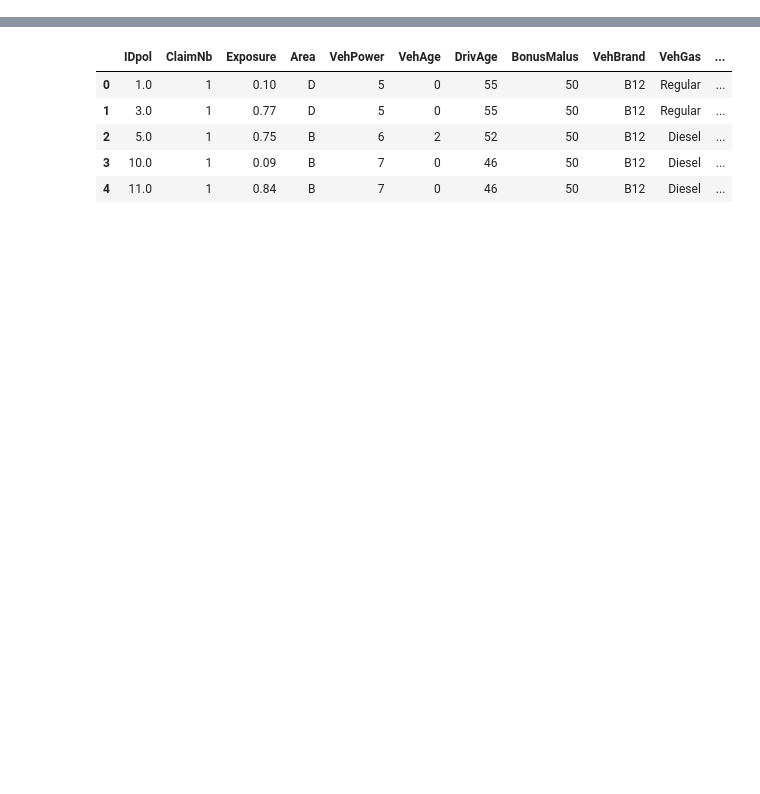
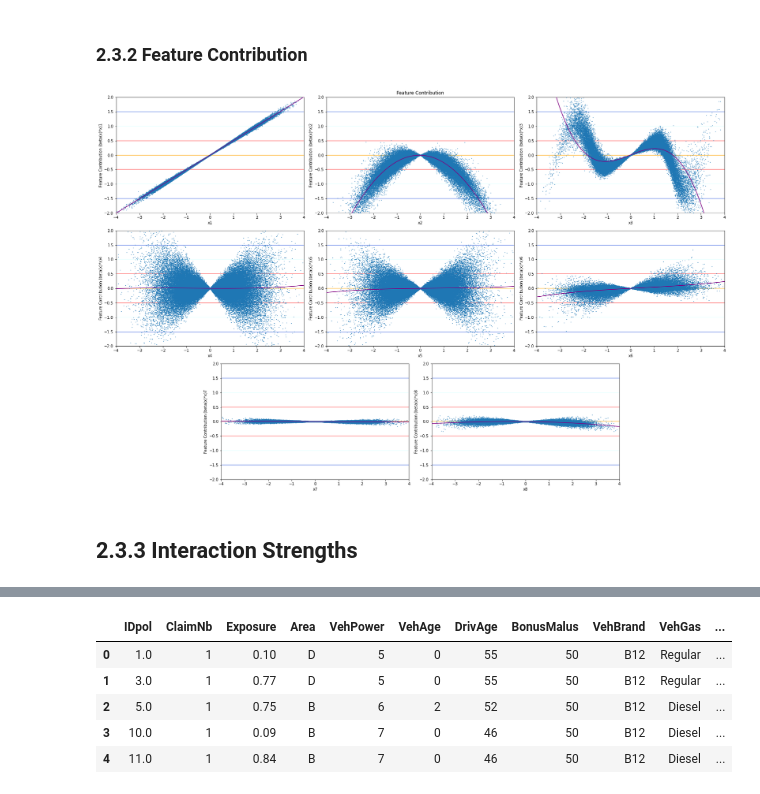
Before and after one commit to PK1706/pyLocalGLMnet, a Jupyter notebook: src/localGLMnet.ipynb, the cells around one changed output, grey strips where cells are left out. Drawn from its saved outputs; the diff is of its cells as text; code cells hidden in the pictures; blank space fills up the shorter version.

Commit message:
Add Table of contents and feature contribution splines

```diff
--- a/src/localGLMnet.ipynb
+++ b/src/localGLMnet.ipynb
@@ -61,0 +310,11 @@ array([[0.99820599, 0.50101252],
+# %%
+for i in range(8):
+   if(i!=6):
+      size = beta_x_scaled.shape[0]
+      coverage = np.count_nonzero(beta_x_scaled[:,i] < abs(bound)) - np.count_nonzero(beta_x_scaled[:,i] < -abs(bound))
+      coverage_ratio = coverage/size
+      print("Coverage Ratio β"+str(i+1)+": "+str(coverage_ratio))
+      if (coverage_ratio < 1-alpha):
+         print("Nullhypothese verwerfen --> x"+str(i+1)+" darf nicht entfernt werden \n")
+      else:
+         print("Nullhypothese darf nicht verworfen werden --> x"+str(i+1)+" sollte entfernt werden \n")
@@ -61,0 +342,62 @@ array([[0.99820599, 0.50101252],
+# %% [markdown]
+### 2.3.2 Feature Contribution <a class="anchor" id="2_3_2-bullet"></a>
+# %%
+contribution = np.column_stack([x_test[:, i], beta_x_scaled[:, i]*x_test[:, i]])
+con_ind = np.lexsort((contribution[:,1], contribution[:,0]))
+contribution_sorted = contribution[con_ind]
+con_spline = interpolate.UnivariateSpline(contribution_sorted[:,0], contribution_sorted[:,1])
+# %%
+# Feature Contribution = beta(xi)*xi
+fig_contribution = plt.figure(tight_layout=True, figsize=(30,15))
+
+spec = GridSpec(ncols=8, nrows=3, figure=fig_contribution)
+ax1_con = fig_contribution.add_subplot(spec[0, 1:3])
+ax2_con = fig_contribution.add_subplot(spec[0, 3:5])
+ax3_con = fig_contribution.add_subplot(spec[0, 5:7])
+ax4_con = fig_contribution.add_subplot(spec[1, 1:3])
+ax5_con = fig_contribution.add_subplot(spec[1, 3:5])
+ax6_con = fig_contribution.add_subplot(spec[1, 5:7])
+ax7_con = fig_contribution.add_subplot(spec[2, 2:4])
+ax8_con = fig_contribution.add_subplot(spec[2, 4:6])
+
+axs_con = [ax1_con, ax2_con, ax3_con, ax4_con, ax5_con, ax6_con, ax7_con, ax8_con]
+
+xs = np.linspace(-4, 4,1000)
+
+for i in range(len(axs_con)):
+
+    contribution = np.column_stack([x_test[:, i], beta_x_scaled[:, i]*x_test[:, i]])
+    con_ind = np.lexsort((contribution[:,1], contribution[:,0]))
+    contribution_sorted = contribution[con_ind]
+    con_spline = interpolate.UnivariateSpline(contribution_sorted[:,0], contribution_sorted[:,1])
+
+    # Hinzufügen von horizontalen Linien um die Stärke der Feature Contribution zu visualisieren
+    # Alpha --> Opacity
+    # zorder --> horizontale Linien im Hintergrund/hinter eigentlichem Plot
+    axs_con[i].hlines(y=0,xmin=-4,xmax=4, colors="orange",alpha=0.7,zorder=1)
+
+    axs_con[i].hlines(y=0.5,xmin=-4,xmax=4, colors="red",alpha=0.5,zorder=1)
+    axs_con[i].hlines(y=-0.5,xmin=-4,xmax=4, colors="red",alpha=0.5,zorder=1)
+
+    axs_con[i].hlines(y=1,xmin=-4,xmax=4, colors="lightcyan",alpha=0.7,zorder=1)
+    axs_con[i].hlines(y=-1,xmin=-4,xmax=4, colors="lightcyan",alpha=0.7,zorder=1)
+
+    axs_con[i].hlines(y=1.5,xmin=-4,xmax=4, colors="royalblue",alpha=0.7,zorder=1)
+    axs_con[i].hlines(y=-1.5,xmin=-4,xmax=4, colors="royalblue",alpha=0.7,zorder=1)
+
+    # Scatter Plot --> x: Werte der Inputfeatures, y:Feature Contribution (β(x)*x)
+    axs_con[i].scatter(contribution[:,0], contribution[:,1], s=0.5,zorder=10)
+
+    axs_con[i].plot(xs,con_spline(xs), color= "purple", zorder=20)
+
+    axs_con[i].set_xlim((-4, 4))
+    axs_con[i].set_ylim((-2, 2))
+    axs_con[i].set_xlabel("x"+str(i+1))
+    axs_con[i].set_ylabel("Feature Contribution (beta(x)*x)"+str(i+1))
+
+fig_contribution.suptitle("Feature Contribution")
+plt.show()
+# %% [output]
+[figure, added]
+# %% [markdown]
+## 2.3.3 Interaction Strengths <a class="anchor" id="2_3_3-bullet"></a>
```
Also changed, not shown: parts of 72 cells of this notebook.
